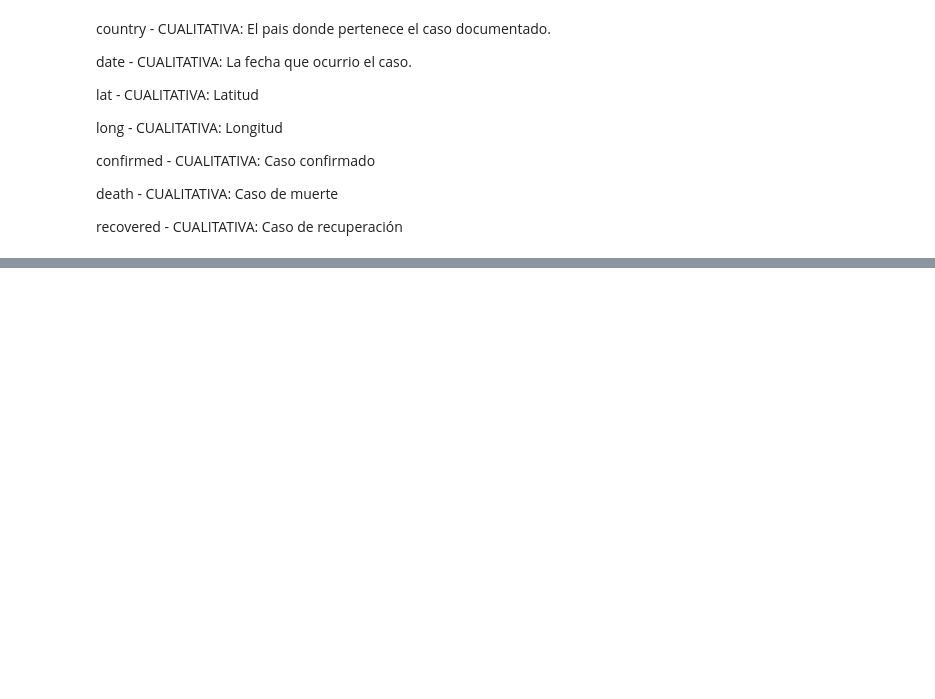
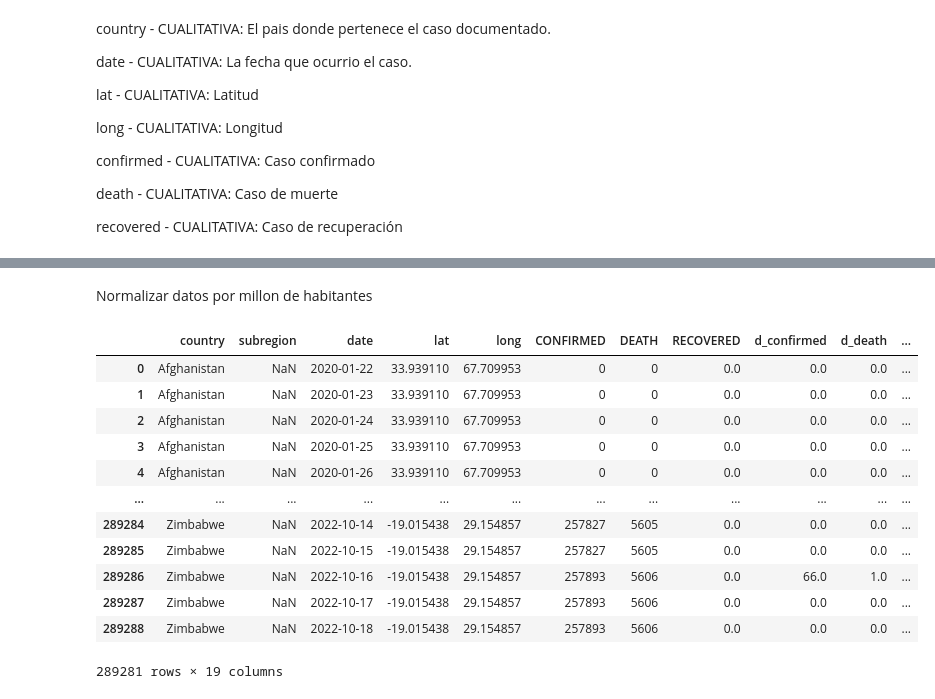
Before and after one commit to JavierCotto5201/DataScience-LAB8, a Jupyter notebook: Laboratorio8.ipynb, the cells around one changed output, grey strips where cells are left out. Cells and saved outputs as stored; diff of their text form; code cells hidden in the pictures; blank space fills up the shorter version.

```diff
--- a/Laboratorio8.ipynb
+++ b/Laboratorio8.ipynb
@@ -359,0 +463,6 @@ sns.pairplot(covid_data)
+# %%
+population = wb.get_series('SP.POP.TOTL', id_or_value='id', simplify_index=True, mrv=1)
+countries = wb.get_countries()
+country_population = countries[['name']].rename(columns={'name': 'country'}).loc[countries.region != 'Aggregates']
+country_population['population'] = population
+country_population
@@ -359,0 +484,3 @@ sns.pairplot(covid_data)
+# %%
+population_dict = dict(zip(country_population.country, country_population.population))
+population_dict
@@ -359,0 +520,39 @@ sns.pairplot(covid_data)
+# %% [markdown]
+Normalizar datos por millon de habitantes
+# %%
+covid_data['CONFIRMED_PM'] = (
+    (covid_data['CONFIRMED'] / covid_data['country'].map(population_dict)) * 1000000)
+
+covid_data['DEATH_PM'] = (
+    (covid_data['DEATH'] / covid_data['country'].map(population_dict)) * 1000000)
+
+covid_data['RECOVERED_PM'] = (
+    (covid_data['RECOVERED'] / covid_data['country'].map(population_dict)) * 1000000)
+
+covid_data['d_confirmed_pm'] = (
+    (covid_data['d_confirmed'] / covid_data['country'].map(population_dict)) * 1000000)
+
+covid_data['d_death_pm'] = (
+    (covid_data['d_death'] / covid_data['country'].map(population_dict)) * 1000000)
+
+covid_data['d_recovered_pm'] = (
+    (covid_data['d_recovered'] / covid_data['country'].map(population_dict)) * 1000000)
+
+covid_data['new_confirmed_pm'] = (
+    (covid_data['new_confirmed'] / covid_data['country'].map(population_dict)) * 1000000)
+
+covid_data
+# %% [output]
+|  | country | subregion | date | lat | long | CONFIRMED | DEATH | RECOVERED | d_confirmed | d_death | ... |
+| 0 | Afghanistan | NaN | 2020-01-22 | 33.939110 | 67.709953 | 0 | 0 | 0.0 | 0.0 | 0.0 | ... |
+| 1 | Afghanistan | NaN | 2020-01-23 | 33.939110 | 67.709953 | 0 | 0 | 0.0 | 0.0 | 0.0 | ... |
+| 2 | Afghanistan | NaN | 2020-01-24 | 33.939110 | 67.709953 | 0 | 0 | 0.0 | 0.0 | 0.0 | ... |
+| 3 | Afghanistan | NaN | 2020-01-25 | 33.939110 | 67.709953 | 0 | 0 | 0.0 | 0.0 | 0.0 | ... |
+| 4 | Afghanistan | NaN | 2020-01-26 | 33.939110 | 67.709953 | 0 | 0 | 0.0 | 0.0 | 0.0 | ... |
+| ... | ... | ... | ... | ... | ... | ... | ... | ... | ... | ... | ... |
+| 289284 | Zimbabwe | NaN | 2022-10-14 | -19.015438 | 29.154857 | 257827 | 5605 | 0.0 | 0.0 | 0.0 | ... |
+| 289285 | Zimbabwe | NaN | 2022-10-15 | -19.015438 | 29.154857 | 257827 | 5605 | 0.0 | 0.0 | 0.0 | ... |
+| 289286 | Zimbabwe | NaN | 2022-10-16 | -19.015438 | 29.154857 | 257893 | 5606 | 0.0 | 66.0 | 1.0 | ... |
+| 289287 | Zimbabwe | NaN | 2022-10-17 | -19.015438 | 29.154857 | 257893 | 5606 | 0.0 | 0.0 | 0.0 | ... |
+| 289288 | Zimbabwe | NaN | 2022-10-18 | -19.015438 | 29.154857 | 257893 | 5606 | 0.0 | 0.0 | 0.0 | ... |
+289281 rows × 19 columns
```
Also changed, not shown: parts of 16 cells of this notebook.
